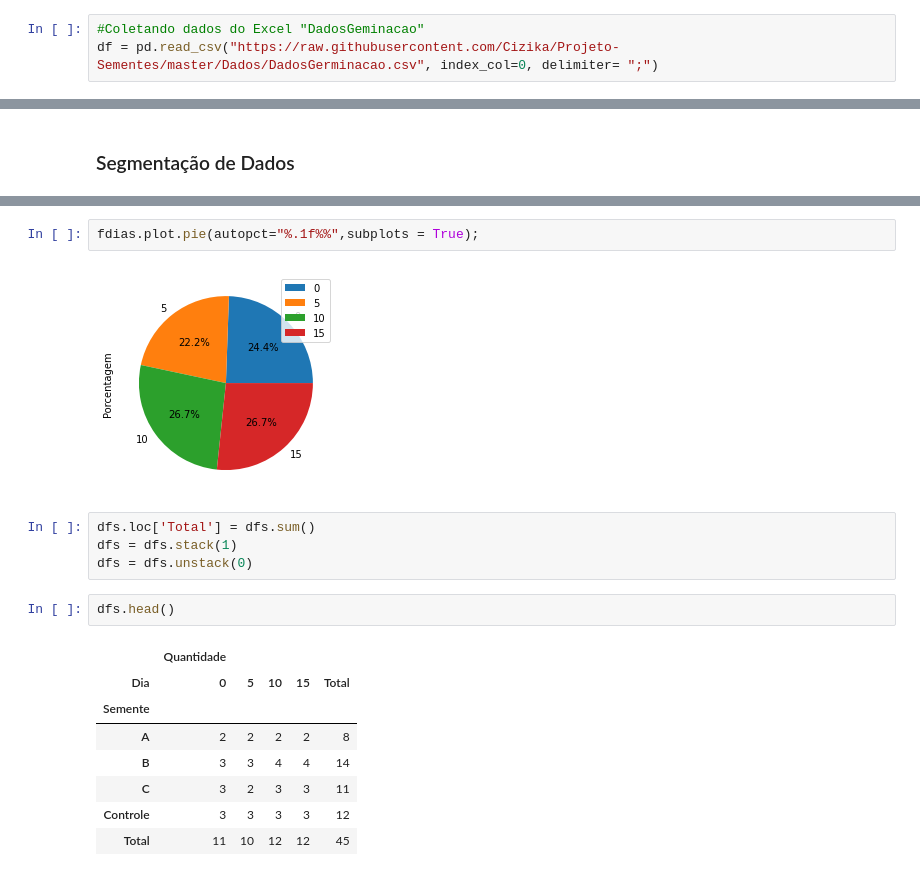
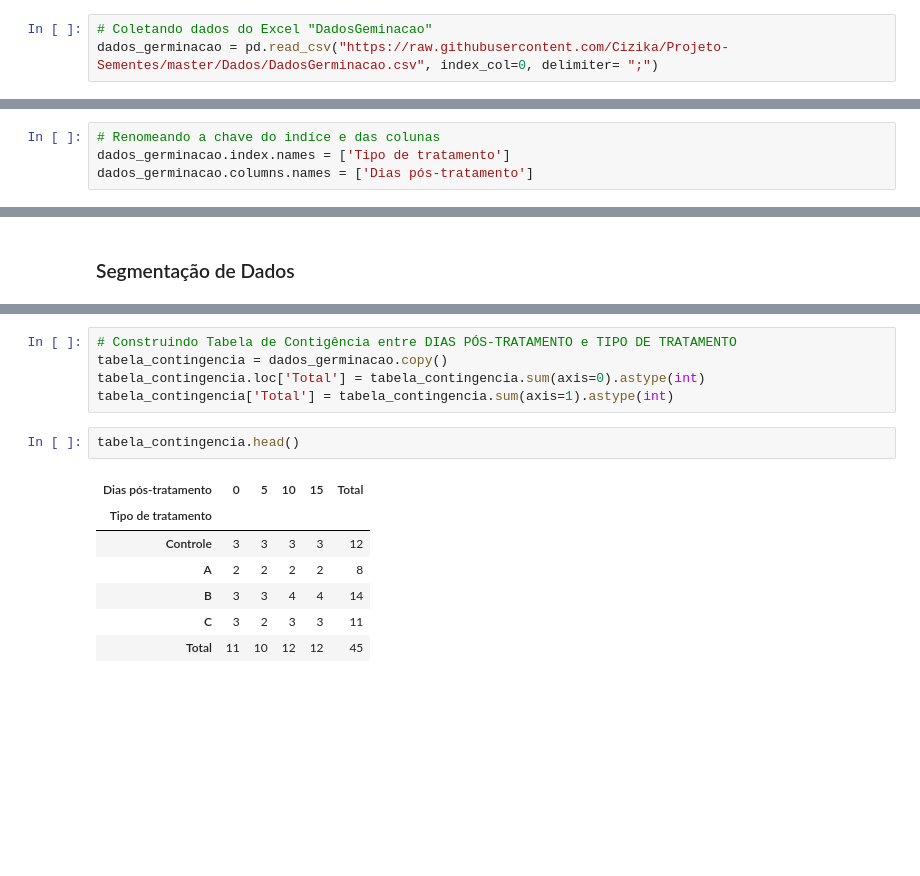
Before and after one commit to Cizika/Projeto-Sementes, a Jupyter notebook: AnáliseSementes.ipynb, the cells around one changed output, grey strips where cells are left out. Drawn from its saved outputs; the diff is of its cells as text; blank space fills up the shorter version.

```diff
--- a/AnáliseSementes.ipynb
+++ b/AnáliseSementes.ipynb
@@ -18,3 +38,3 @@ import matplotlib.pyplot as plt
 # %%
-#Coletando dados do Excel "DadosGeminacao"
-df = pd.read_csv("https://raw.githubusercontent.com/Cizika/Projeto-Sementes/master/Dados/DadosGerminacao.csv", index_col=0, delimiter= ";")
+# Coletando dados do Excel "DadosGeminacao"
+dados_germinacao = pd.read_csv("https://raw.githubusercontent.com/Cizika/Projeto-Sementes/master/Dados/DadosGerminacao.csv", index_col=0, delimiter= ";")
@@ -56,0 +41,4 @@ for index, row in df.iterrows():
+# %%
+# Renomeando a chave do indíce e das colunas
+dados_germinacao.index.names = ['Tipo de tratamento']
+dados_germinacao.columns.names = ['Dias pós-tratamento']
@@ -143,19 +194,15 @@ fdias.head(4)
-# %%
-fdias.plot.pie(autopct="%.1f%%",subplots = True);
-# %% [output]
-[figure, removed]
-# %%
-dfs.loc['Total'] = dfs.sum()
-dfs = dfs.stack(1)
-dfs = dfs.unstack(0)
+# %%
+# Construindo Tabela de Contigência entre DIAS PÓS-TRATAMENTO e TIPO DE TRATAMENTO
+tabela_contingencia = dados_germinacao.copy()
+tabela_contingencia.loc['Total'] = tabela_contingencia.sum(axis=0).astype(int)
+tabela_contingencia['Total'] = tabela_contingencia.sum(axis=1).astype(int)
 # %%
-dfs.head()
+tabela_contingencia.head()
 # %% [output]
-|  | Quantidade |  |  |  |  |
-| Dia | 0 | 5 | 10 | 15 | Total |
-| Semente |  |  |  |  |  |
+| Dias pós-tratamento | 0 | 5 | 10 | 15 | Total |
+| Tipo de tratamento |  |  |  |  |  |
+| Controle | 3 | 3 | 3 | 3 | 12 |
 | A | 2 | 2 | 2 | 2 | 8 |
 | B | 3 | 3 | 4 | 4 | 14 |
 | C | 3 | 2 | 3 | 3 | 11 |
-| Controle | 3 | 3 | 3 | 3 | 12 |
 | Total | 11 | 10 | 12 | 12 | 45 |
```
Also changed, not shown: parts of 42 cells of this notebook.
